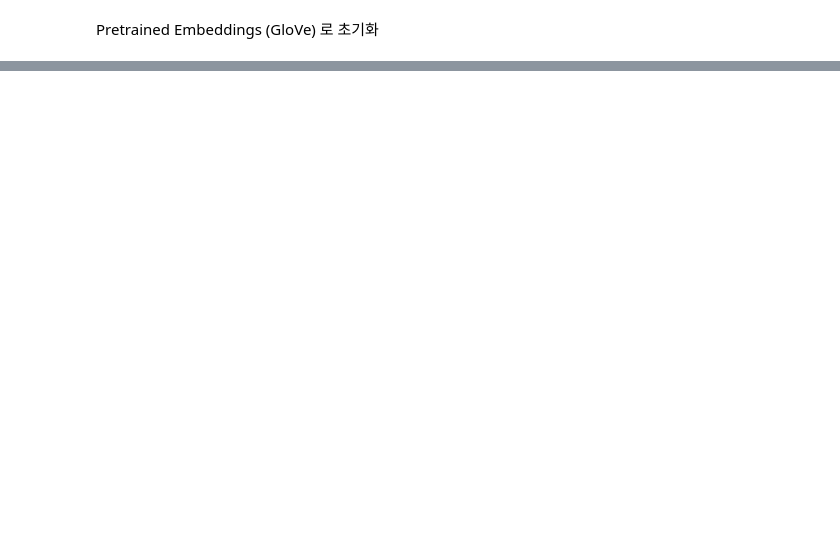
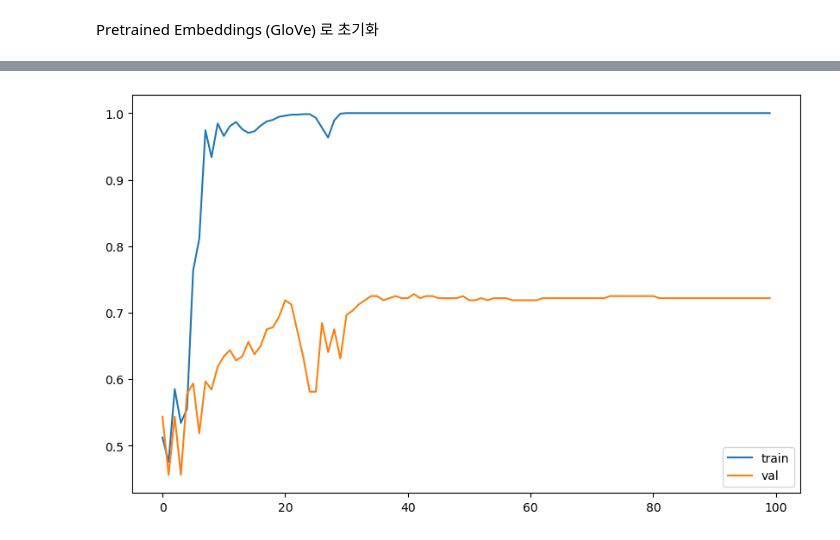
Before and after one commit to djdjdjdfh1/LLM, a Jupyter notebook: ch12/01.ipynb, the cells around one changed output, grey strips where cells are left out. Cells and saved outputs as stored; diff of their text form; code cells hidden in the pictures; blank space fills up the shorter version.

```diff
--- a/ch12/01.ipynb
+++ b/ch12/01.ipynb
@@ -462,0 +482,4 @@ Pretrained Embeddings (GloVe) 로 초기화
+# %%
+import gensim.downloader as api
+import numpy as np
+wv = api.load('glove-wiki-gigaword-50')
@@ -462,0 +493,92 @@ Pretrained Embeddings (GloVe) 로 초기화
+# %%
+import numpy as np
+import tensorflow as tf
+from tensorflow.keras.preprocessing.text import Tokenizer  # 단어를 단어사전, 단어를 숫자로 변경
+from tensorflow.keras.preprocessing.sequence import pad_sequences  #길이 맞추기
+
+# 하이퍼파라메터
+max_words = 10000 # 최대단어수
+maxlen = 500 # 문서길이
+embed_dim = 50 # 임베딩차원
+batch_size = 256 # batch_size
+epochs = 15 # epoch
+
+# 토큰화 + 시퀀스변화 + 패딩
+tokenizer = Tokenizer(num_words=max_words,oov_token='UNK')
+tokenizer.fit_on_texts(reviews)
+x = tokenizer.texts_to_sequences(reviews)
+x = pad_sequences(x,maxlen=maxlen,truncating='post')
+
+# 라벨인코딩
+label_map = {'pos':0,'neg':1}
+y = np.array([label_map.get(c) for c in categories])
+# train/test 분할
+from sklearn.model_selection import train_test_split
+import numpy as np
+x_train,x_test,y_train,y_test = train_test_split(x,y,stratify=y, random_state=42, test_size=0.2)
+
+# 임베딩 매트릭스 초기화
+word_index = tokenizer.word_index
+num_words = min(max_words, len(word_index)+1)
+embedding_matrix = np.random.normal(
+    loc = 0.0, scale=0.1,size =(num_words, embed_dim)
+)
+
+# glove 매칭
+hits = 0
+misses = 0
+for word, i in word_index.items():
+    if i >= max_words:
+        continue
+    try:
+        embedding_vector = wv[word]      # GloVe에서 단어 벡터 찾기
+        embedding_matrix[i] = embedding_vector  # 해당 위치에 저장
+        hits += 1
+    except KeyError:
+        misses += 1
+print(f'매칭 : {hits} 비매칭 : {misses}')
+print(f'커버리지 : {hits / (hits+misses)}')
+
+model = tf.keras.models.Sequential([
+    tf.keras.layers.Embedding(num_words,output_dim=embed_dim,input_length=maxlen,
+                              weights=[embedding_matrix] ),
+    tf.keras.layers.Conv1D(128,3,activation='relu'),
+    tf.keras.layers.MaxPool1D(),  # 시퀀스의 구간별 특징 요약
+    tf.keras.layers.Conv1D(256,3,activation='relu'),
+    tf.keras.layers.GlobalMaxPool1D(),  # 전체시퀀스의 평균  시퀀스차원없애고 채널 축만남김(채널에대한평균)
+    tf.keras.layers.Dense(64,activation='relu'),
+    tf.keras.layers.Dense(1,activation='sigmoid'),
+])
+# 컴파일
+adam =  tf.keras.optimizers.Adam(learning_rate=1e-3)
+model.compile(optimizer=adam, loss='binary_crossentropy',metrics=['acc'])
+# 콜백(선택)
+import tensorflow as  tf
+es = tf.keras.callbacks.EarlyStopping(patience=3,restore_best_weights=True)
+# 학습
+history = model.fit(
+    x_train,y_train,epochs=100,batch_size=batch_size,validation_split = 0.2
+    # ,callbacks=[es]
+)
+
+# 학습결과 시각화
+import matplotlib.pyplot as plt
+plt.figure(figsize=(10,6))
+plt.plot(history.history['acc'],label='train')
+plt.plot(history.history['val_acc'], label='val')
+plt.legend()
+plt.show()
+# 테스트 평가
+test_loss,  test_acc =  model.evaluate(x_test,y_test)
+print(f'test loss : {test_loss}  test acc : {test_acc}')
+
+# 임의의 데이터로 예측
+sample_texts = [
+    "This movie was absolutely fantastic and inspiring",
+    "I really disliked the plot and the acting was terrible"
+]
+x_sample = tokenizer.texts_to_sequences(sample_texts)
+x_sample = pad_sequences(x_sample,maxlen=maxlen,truncating='post')
+x_sample_predict = model.predict(x_sample)
+x_sample_predict
+# %% [output]
@@ -462,0 +605 @@ Pretrained Embeddings (GloVe) 로 초기화
+[figure, added]
```
Also changed, not shown: parts of 17 cells of this notebook, 1 other file.
